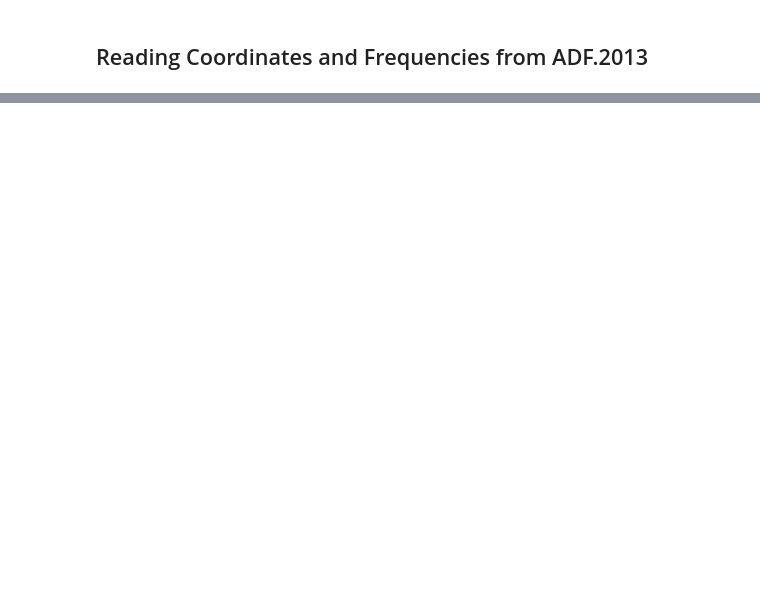
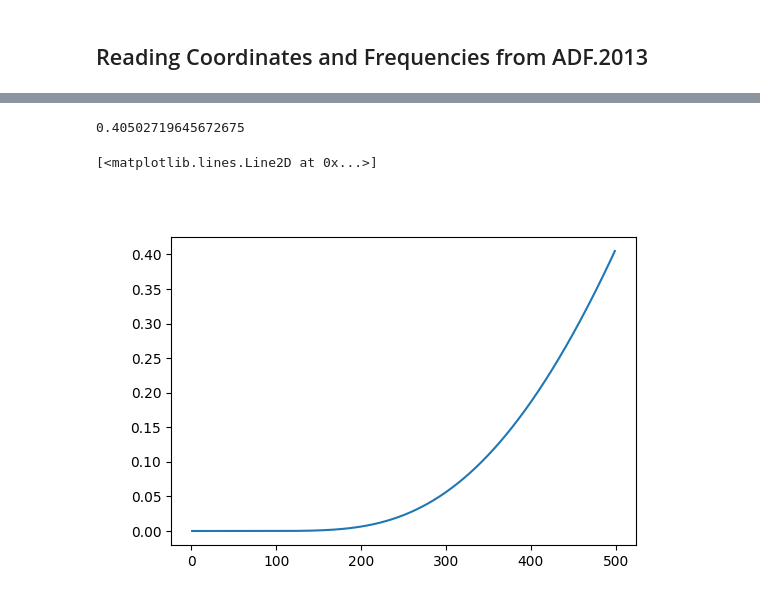
Before and after one commit to AndyDanian/ThermoChemistry, a Jupyter notebook: jupyter/thermo_hgw.ipynb, the cells around one changed output, grey strips where cells are left out. Saved outputs shown, nothing was run; the diff lists cells and outputs as text; code cells hidden in the pictures; blank space fills up the shorter version.

```diff
--- a/jupyter/thermo_hgw.ipynb
+++ b/jupyter/thermo_hgw.ipynb
@@ -19,0 +27,8 @@ energies_file_adf = working_directory / ('sozora/energies.txt')
+# %%
+# working_directory = Path("/home/danian/hg2w/calculaT/ThermoChemistry/structures")
+working_directory = Path.cwd() / "../structures/sozora/"
+
+if not working_directory.exists():
+    raise ValueError("The working directory does not exist.")
+
+print(working_directory)
@@ -20,3 +37,12 @@ energies_file_adf = working_directory / ('sozora/energies.txt')
+# %%
+list_file_adf = glob(str(working_directory) + '/*.out')
+energies_file_adf = working_directory / ('energies.txt')
+
+if not energies_file_adf.exists():
+    raise ValueError("The energies file does not exist.")
+
+if not list_file_adf:
+    raise ValueError("The list of ADF files does not exist.")
 # %% [markdown]
 ## Reading Coordinates and Frequencies from ADF.2013
 # %%
@@ -141,0 +207,17 @@ w1s1.out:  -25268.418      0.063       -25287.314
+# %%
+thermochemical_results = absolute_thermochemical_results['w6s20.out'] - absolute_thermochemical_results['w6s1.out']
+
+thermochemical_results['temperature[K]'] = absolute_thermochemical_results['w6s1.out']['temperature[K]']
+
+thermochemical_results.rename(
+    columns={
+        'temperature[K]': 'T[K]',
+        "H[kcal/mol]": "DH[kcal/mol]",
+        "S[kcal/mol/K]": "DS[kcal/mol/K]",
+        "G[kcal/mol]": "DG[kcal/mol]",
+        },
+    inplace=True,
+    errors='raise',
+    )
+
+thermochemical_results.head()
@@ -141,0 +231,16 @@ w1s1.out:  -25268.418      0.063       -25287.314
+# %%
+# relative_population = thermochemical_results['T[K]', 'DG[kcal/mol]'] #.apply(lambda x, y: np.exp(-y/KB_KCAL_MOL/x))
+
+relative_population = np.exp(-thermochemical_results['DG[kcal/mol]'] / KB_KCAL_MOL / thermochemical_results['T[K]'])
+
+relative_population.max()
+# %% [output]
+0.40502719645672675
+# %%
+fig = plt.figure(figsize=(6, 4))
+ax = fig.add_subplot(111)
+
+ax.plot(thermochemical_results['T[K]'], relative_population)
+# %% [output]
+[<matplotlib.lines.Line2D at 0x...>]
+[figure, added]
```
Also changed, not shown: parts of 11 cells of this notebook, 40 other files.
